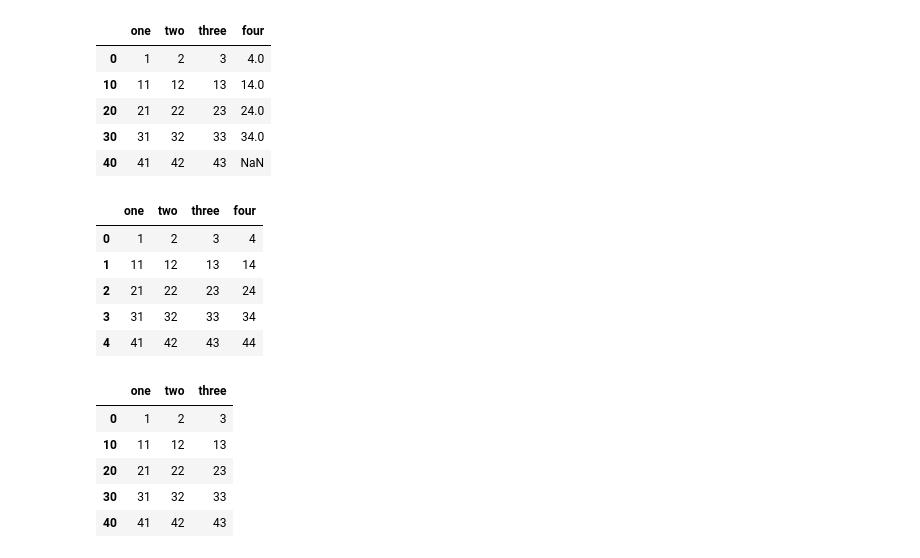
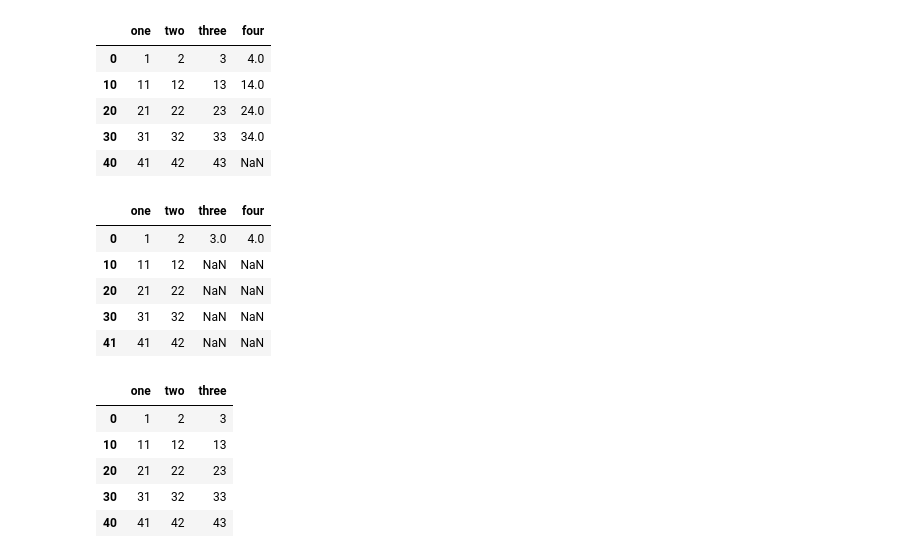
Before and after one commit to sunkusun9/ML2022_1, a Jupyter notebook: pandas_basic.ipynb, the cells around one changed output. Drawn from its saved outputs; the diff is of its cells as text; code cells hidden in the pictures.

```diff
--- a/pandas_basic.ipynb
+++ b/pandas_basic.ipynb
@@ -288,18 +290,18 @@ df
 # %%
 df = pd.DataFrame({
     "one": [1, 11, 21, 31, 41],
     "two": np.array([2, 12, 22, 32, 42]),
     "three": pd.Series(np.arange(3, 45, 10)),
-    'four': pd.Series(np.arange(4, 45, 10), index=[0, 10, 20, 30, 41])
-})
+    'four': pd.Series(np.arange(4, 45, 10))
+}, index=[0, 10, 20, 30, 41])
 df
 # %% [output]
 |  | one | two | three | four |
-| 0 | 1 | 2 | 3 | 4 |
-| 1 | 11 | 12 | 13 | 14 |
-| 2 | 21 | 22 | 23 | 24 |
-| 3 | 31 | 32 | 33 | 34 |
-| 4 | 41 | 42 | 43 | 44 |
+| 0 | 1 | 2 | 3.0 | 4.0 |
+| 10 | 11 | 12 | NaN | NaN |
+| 20 | 21 | 22 | NaN | NaN |
+| 30 | 31 | 32 | NaN | NaN |
+| 41 | 41 | 42 | NaN | NaN |
 # %%
 # 2차원 리스트
 df = pd.DataFrame([
```
Also changed, not shown: parts of 28 cells of this notebook.
